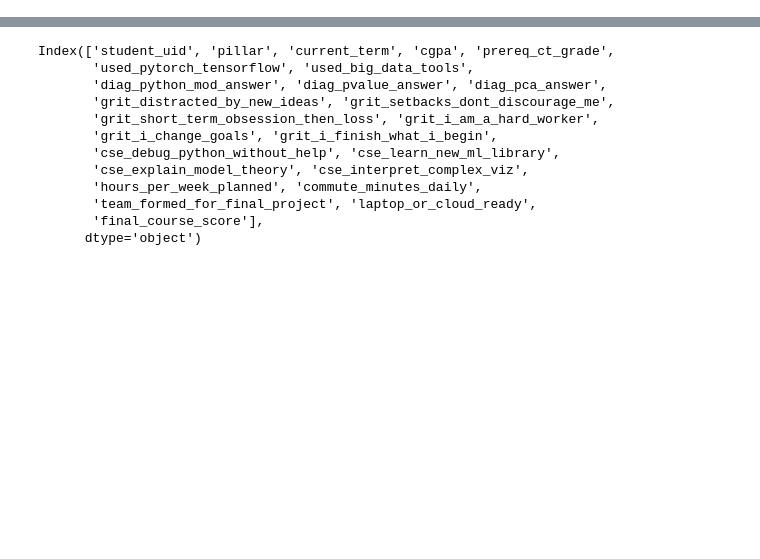
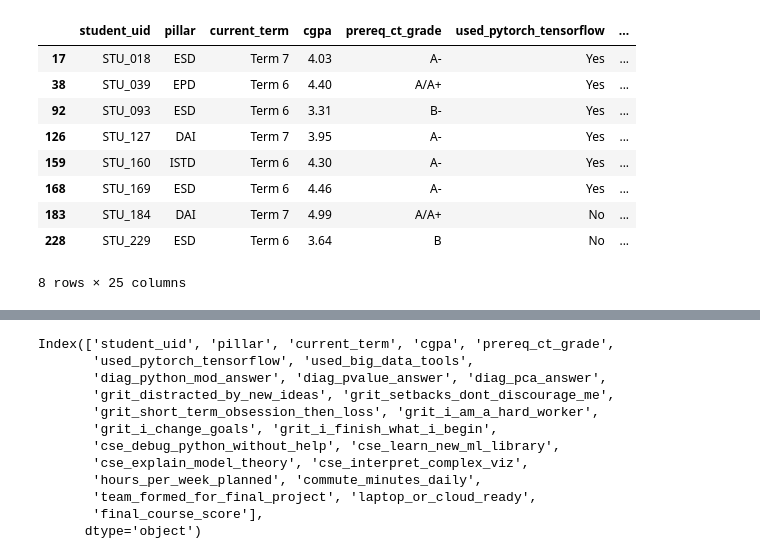
Before and after one commit to Yc1007942/cds_week4, a Jupyter notebook: feature_engineer(task3)/feature_engineering.ipynb, the cells around one changed output, grey strips where cells are left out. Cells and saved outputs as stored; diff of their text form; code cells hidden in the pictures; blank space fills up the shorter version.

```diff
--- a/feature_engineer(task3)/feature_engineering.ipynb
+++ b/feature_engineer(task3)/feature_engineering.ipynb
@@ -4,0 +40,13 @@ data = pd.read_csv('student_success_survey.csv')
+# %%
+data[data['hours_per_week_planned'].isnull()]
+# %% [output]
+|  | student_uid | pillar | current_term | cgpa | prereq_ct_grade | used_pytorch_tensorflow | ... |
+| 17 | STU_018 | ESD | Term 7 | 4.03 | A- | Yes | ... |
+| 38 | STU_039 | EPD | Term 6 | 4.40 | A/A+ | Yes | ... |
+| 92 | STU_093 | ESD | Term 6 | 3.31 | B- | Yes | ... |
+| 126 | STU_127 | DAI | Term 7 | 3.95 | A- | Yes | ... |
+| 159 | STU_160 | ISTD | Term 6 | 4.30 | A- | Yes | ... |
+| 168 | STU_169 | ESD | Term 6 | 4.46 | A- | Yes | ... |
+| 183 | STU_184 | DAI | Term 7 | 4.99 | A/A+ | No | ... |
+| 228 | STU_229 | ESD | Term 6 | 3.64 | B | No | ... |
+8 rows × 25 columns
```
Also changed, not shown: parts of 12 cells of this notebook, 4 other files.
